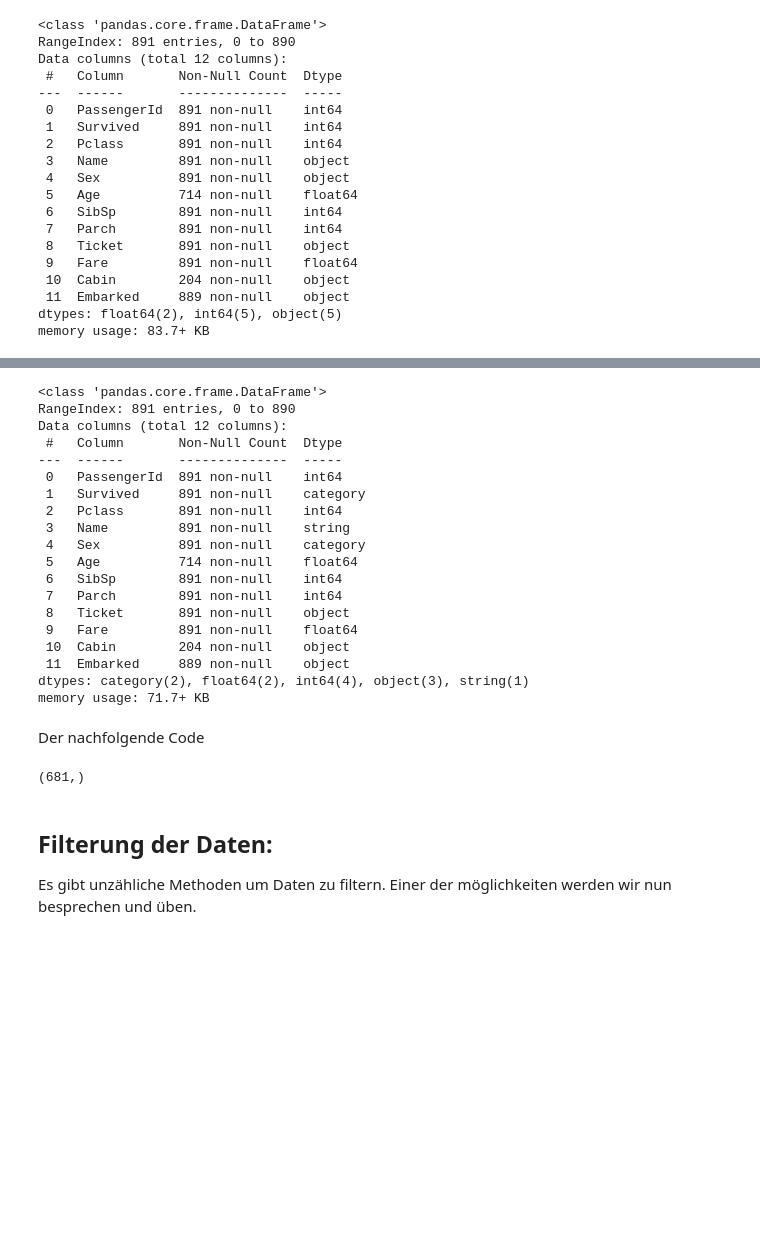
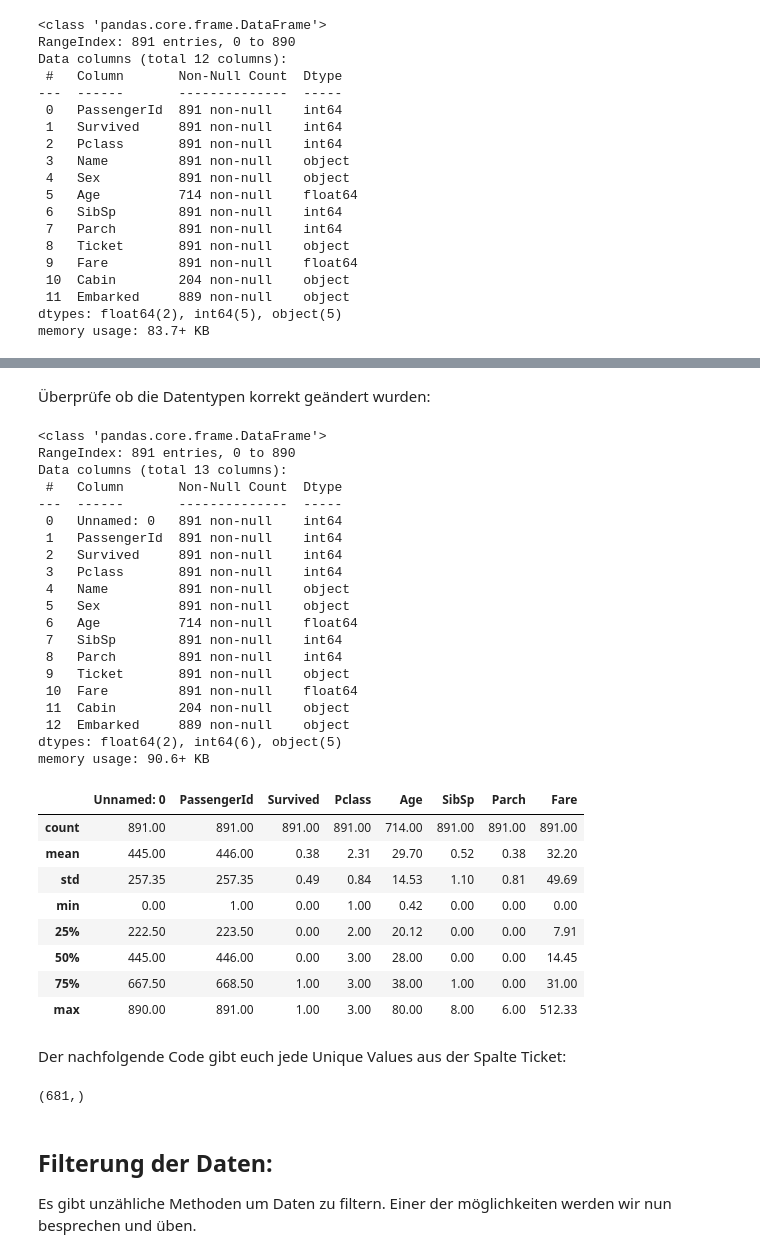
Before and after one commit to RiccardoDAndrea/Python-Crashkurs, a Jupyter notebook: Blockwoche/Task_3_Python_packages.ipynb, the cells around one changed output, grey strips where cells are left out. Drawn from its saved outputs; the diff is of its cells as text; code cells hidden in the pictures; blank space fills up the shorter version.

```diff
--- a/Blockwoche/Task_3_Python_packages.ipynb
+++ b/Blockwoche/Task_3_Python_packages.ipynb
@@ -68,2 +59,3 @@ Wir nutzen als erste Funktion um Daten einzulesen:
 # %%
-df = pd.read_csv("https://raw.githubusercontent.com/RiccardoDAndrea/Python-Crashkurs/refs/heads/main/Data/titantic.csv")
+df = pd.read_csv(filepath_or_buffer="https://raw.githubusercontent.com/RiccardoDAndrea/Python-Crashkurs/refs/heads/main/Data/titantic.csv",
+                 sep=",")
@@ -138,36 +154,59 @@ Betrachte die Spalten und entscheide welche Datentypen du verwendets.
 # %%
 df["Name"] = df["Name"].astype("string")
 df["Sex"] = df["Sex"].astype("category")
-df["Survived"] = df["Survived"].astype("category")
-# mache weiter mit Ticket, Cabin und Embarked
+
+# mache weiter und ändere die Datentypen für Ticket, Cabin und Embarked
+
+# - Ticket
+df["Ticket"] = df["Ticket"].astype("")
+
+# - Cabin
+df[] = df[].astype()
+
+# - Embarked
+# %% [markdown]
+Überprüfe ob die Datentypen korrekt geändert wurden:
 # %%
 df.info()
 # %% [output]
 <class 'pandas.core.frame.DataFrame'>
 RangeIndex: 891 entries, 0 to 890
-Data columns (total 12 columns):
+Data columns (total 13 columns):
  #   Column       Non-Null Count  Dtype
 ---  ------       --------------  -----
- 0   PassengerId  891 non-null    int64
- 1   Survived     891 non-null    category
- 2   Pclass       891 non-null    int64
- 3   Name         891 non-null    string
- 4   Sex          891 non-null    category
- 5   Age          714 non-null    float64
- 6   SibSp        891 non-null    int64
- 7   Parch        891 non-null    int64
- 8   Ticket       891 non-null    object
- 9   Fare         891 non-null    float64
- 10  Cabin        204 non-null    object
- 11  Embarked     889 non-null    object
-dtypes: category(2), float64(2), int64(4), object(3), string(1)
-memory usage: 71.7+ KB
+ 0   Unnamed: 0   891 non-null    int64
+ 1   PassengerId  891 non-null    int64
+ 2   Survived     891 non-null    int64
+ 3   Pclass       891 non-null    int64
+ 4   Name         891 non-null    object
+ 5   Sex          891 non-null    object
+ 6   Age          714 non-null    float64
+ 7   SibSp        891 non-null    int64
+ 8   Parch        891 non-null    int64
+ 9   Ticket       891 non-null    object
+ 10  Fare         891 non-null    float64
+ 11  Cabin        204 non-null    object
+ 12  Embarked     889 non-null    object
+dtypes: float64(2), int64(6), object(5)
+memory usage: 90.6+ KB
-# %% [markdown]
-Der nachfolgende Code
-# %%
-df["Ticket"].unique().shape  # folgender Code gibt dir an welche Länder in der Spalte "Tickets" vorkommen
-# %% [output]
-(681,)
+# %%
+df.describe().round(2)
+# %% [output]
+|  | Unnamed: 0 | PassengerId | Survived | Pclass | Age | SibSp | Parch | Fare |
+| count | 891.00 | 891.00 | 891.00 | 891.00 | 714.00 | 891.00 | 891.00 | 891.00 |
+| mean | 445.00 | 446.00 | 0.38 | 2.31 | 29.70 | 0.52 | 0.38 | 32.20 |
+| std | 257.35 | 257.35 | 0.49 | 0.84 | 14.53 | 1.10 | 0.81 | 49.69 |
+| min | 0.00 | 1.00 | 0.00 | 1.00 | 0.42 | 0.00 | 0.00 | 0.00 |
+| 25% | 222.50 | 223.50 | 0.00 | 2.00 | 20.12 | 0.00 | 0.00 | 7.91 |
+| 50% | 445.00 | 446.00 | 0.00 | 3.00 | 28.00 | 0.00 | 0.00 | 14.45 |
+| 75% | 667.50 | 668.50 | 1.00 | 3.00 | 38.00 | 1.00 | 0.00 | 31.00 |
+| max | 890.00 | 891.00 | 1.00 | 3.00 | 80.00 | 8.00 | 6.00 | 512.33 |
+# %% [markdown]
+Der nachfolgende Code gibt euch jede Unique Values aus der Spalte Ticket:
+# %%
+df["Ticket"].unique().shape
+# %% [output]
+(681,)
 # %% [markdown]
 Filterung der Daten:
 ---
```
Also changed, not shown: parts of 40 cells of this notebook.
